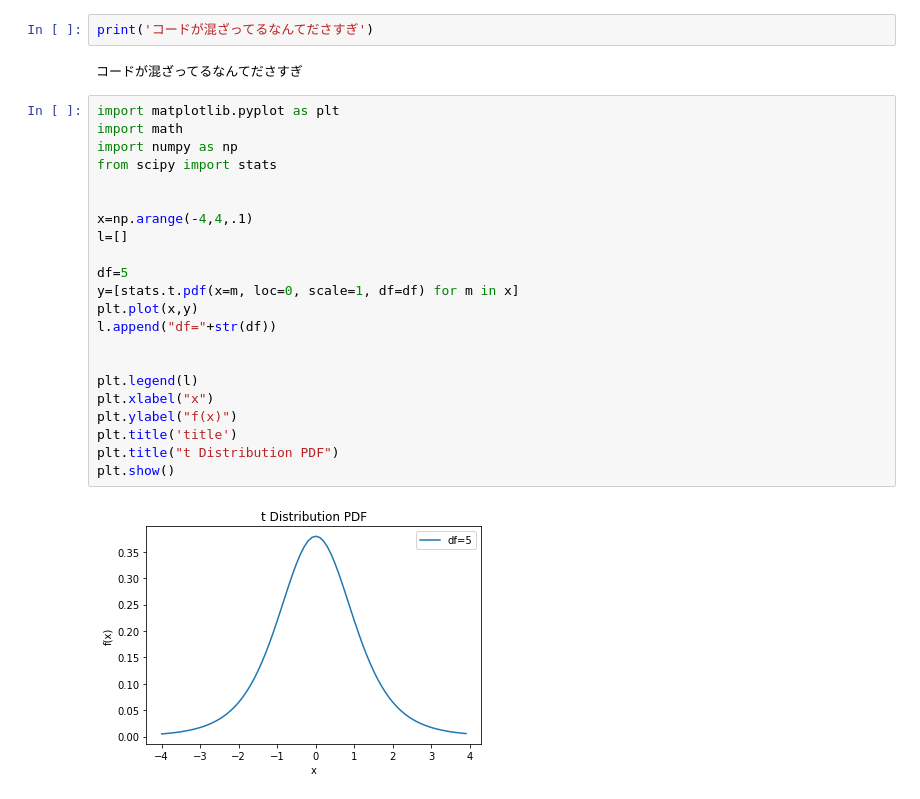
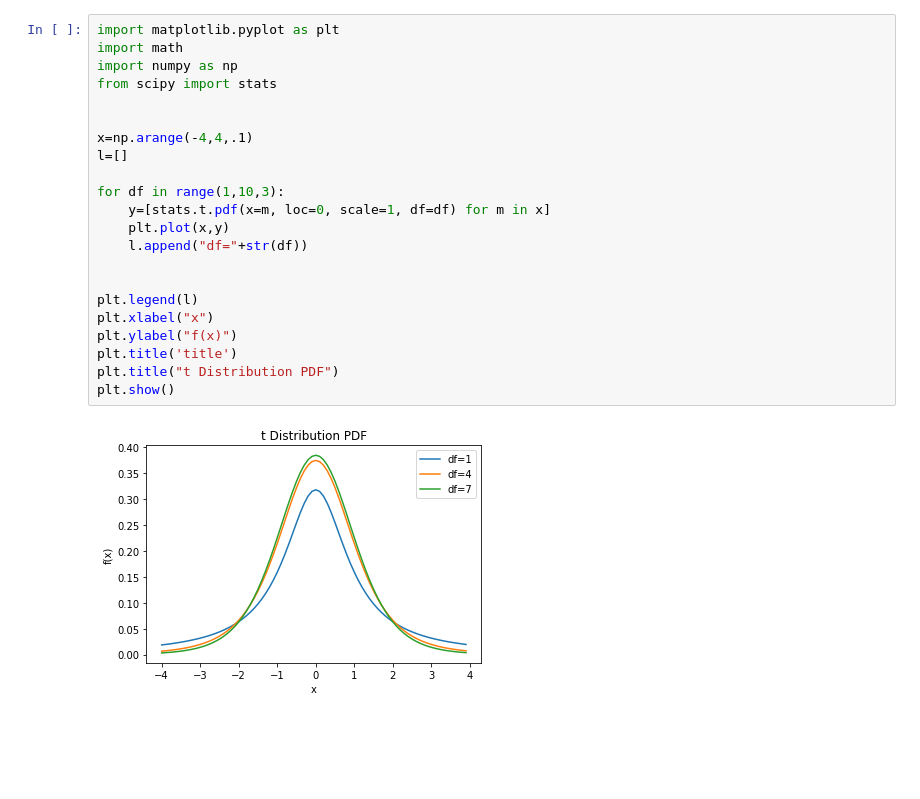
Before and after one commit to easai/statistical-distribution, a Jupyter notebook: t-distribution.ipynb, the cells around one changed output. Saved outputs shown, nothing was run; the diff lists cells and outputs as text; blank space fills up the shorter version.

```diff
--- a/t-distribution.ipynb
+++ b/t-distribution.ipynb
@@ -1,31 +1,27 @@
-# %%
-print('コードが混ざってるなんてださすぎ')
-# %% [output]
-コードが混ざってるなんてださすぎ
 # %%
 import matplotlib.pyplot as plt
 import math
 import numpy as np
 from scipy import stats
 
 
 x=np.arange(-4,4,.1)
 l=[]
 
-df=5
-y=[stats.t.pdf(x=m, loc=0, scale=1, df=df) for m in x]
-plt.plot(x,y)
-l.append("df="+str(df))
+for df in range(1,10,3):
+    y=[stats.t.pdf(x=m, loc=0, scale=1, df=df) for m in x]
+    plt.plot(x,y)
+    l.append("df="+str(df))
 
 
 plt.legend(l)
 plt.xlabel("x")
 plt.ylabel("f(x)")
 plt.title('title')
 plt.title("t Distribution PDF")
 plt.show()
 # %% [output]
-[figure, old version]
+[figure, new version]
 # %%
 import matplotlib.pyplot as plt
 import math
```
Also changed, not shown: parts of 1 cell of this notebook, 2 other files.
